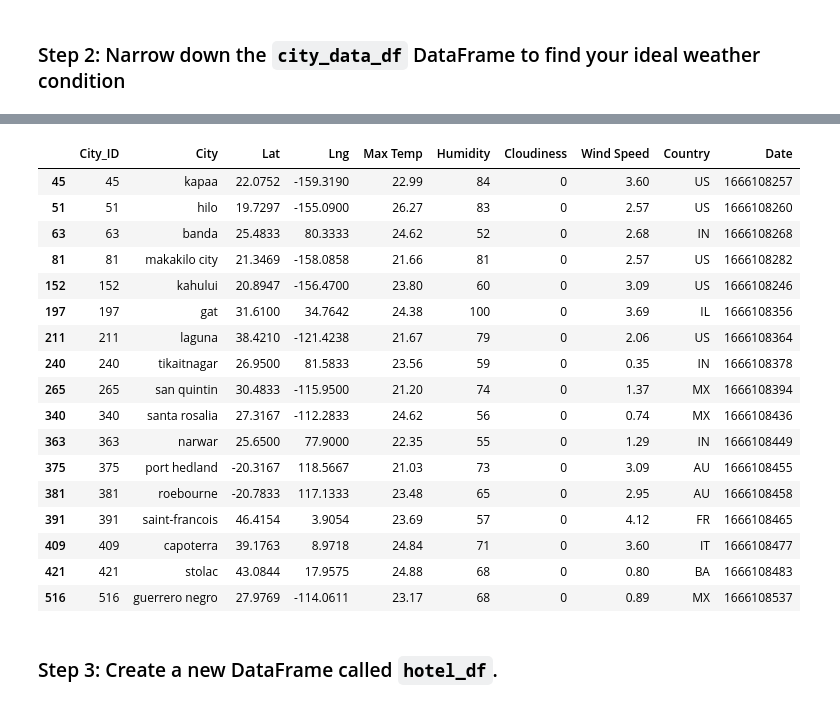
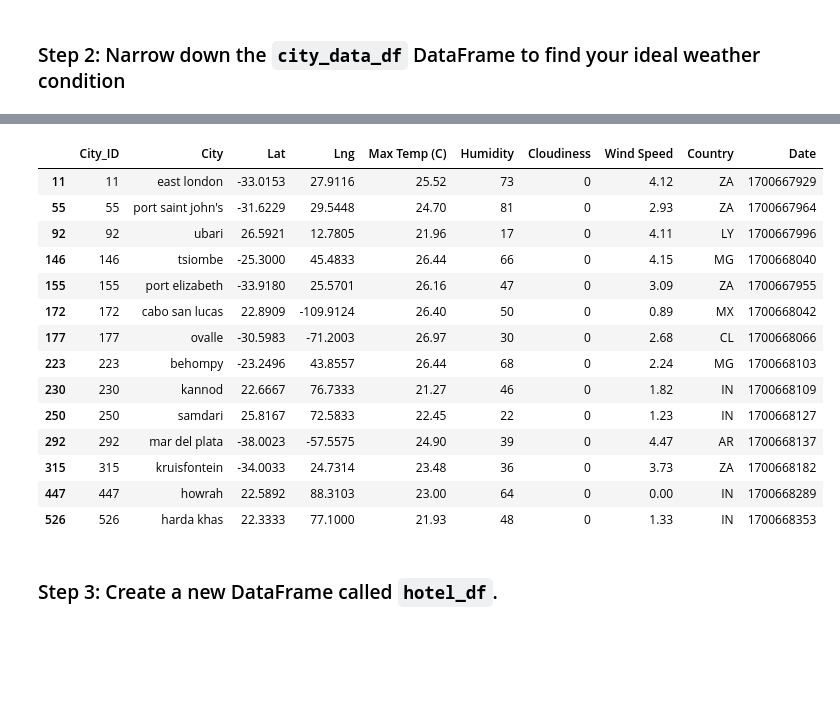
Before and after one commit to Tylerwilliams3644/python-api-challenge, a Jupyter notebook: WeatherPy/Starter_Code/starter_code/VacationPy.ipynb, the cells around one changed output, grey strips where cells are left out. Drawn from its saved outputs; the diff is of its cells as text; code cells hidden in the pictures; blank space fills up the shorter version.

```diff
--- a/WeatherPy/Starter_Code/starter_code/VacationPy.ipynb
+++ b/WeatherPy/Starter_Code/starter_code/VacationPy.ipynb
@@ -27,3 +27,14 @@ city_data_df.head()
 | 2 | 2 | ilulissat | 69.2167 | -51.1000 | 268.16 | 68 | 75 | 7.20 | GL | 1700667921 |
 | 3 | 3 | edinburgh of the seven seas | -37.0676 | -12.3116 | 287.02 | 79 | 54 | 9.23 | SH | 1700667921 |
 | 4 | 4 | dalbandin | 28.8947 | 64.4101 | 295.36 | 40 | 2 | 4.00 | PK | 1700667922 |
+# %%
+
+
+# Change the max temp to celsius
+city_data_df['Max Temp (C)'] = city_data_df['Max Temp'] - 273.15
+
+#Remake the data frame with new columns
+city_data_df = city_data_df[["City_ID", "City", "Lat", "Lng", "Max Temp (C)", "Humidity", "Cloudiness", "Wind Speed", "Country", "Date"]]
+
+
+city_data_df.head()
@@ -60,31 +91,28 @@ map_plot_1
 # %%
 # Narrow down cities that fit criteria and drop any results with null values
-# YOUR CODE HERE
+ideal_city_df = city_data_df.loc[(city_data_df["Max Temp (C)"] >= 21) & (city_data_df["Max Temp (C)"] <= 27) & (city_data_df["Wind Speed"] <= 4.5) & (city_data_df["Cloudiness"] == 0)]
 
 # Drop any rows with null values
-# YOUR CODE HERE
+ideal_city_df = ideal_city_df.dropna(how = "any")
 
 # Display sample data
-# YOUR CODE HERE
+ideal_city_df
 # %% [output]
-|  | City_ID | City | Lat | Lng | Max Temp | Humidity | Cloudiness | Wind Speed | Country | Date |
-| 45 | 45 | kapaa | 22.0752 | -159.3190 | 22.99 | 84 | 0 | 3.60 | US | 1666108257 |
-| 51 | 51 | hilo | 19.7297 | -155.0900 | 26.27 | 83 | 0 | 2.57 | US | 1666108260 |
-| 63 | 63 | banda | 25.4833 | 80.3333 | 24.62 | 52 | 0 | 2.68 | IN | 1666108268 |
-| 81 | 81 | makakilo city | 21.3469 | -158.0858 | 21.66 | 81 | 0 | 2.57 | US | 1666108282 |
-| 152 | 152 | kahului | 20.8947 | -156.4700 | 23.80 | 60 | 0 | 3.09 | US | 1666108246 |
-| 197 | 197 | gat | 31.6100 | 34.7642 | 24.38 | 100 | 0 | 3.69 | IL | 1666108356 |
-| 211 | 211 | laguna | 38.4210 | -121.4238 | 21.67 | 79 | 0 | 2.06 | US | 1666108364 |
-| 240 | 240 | tikaitnagar | 26.9500 | 81.5833 | 23.56 | 59 | 0 | 0.35 | IN | 1666108378 |
-| 265 | 265 | san quintin | 30.4833 | -115.9500 | 21.20 | 74 | 0 | 1.37 | MX | 1666108394 |
-| 340 | 340 | santa rosalia | 27.3167 | -112.2833 | 24.62 | 56 | 0 | 0.74 | MX | 1666108436 |
-| 363 | 363 | narwar | 25.6500 | 77.9000 | 22.35 | 55 | 0 | 1.29 | IN | 1666108449 |
-| 375 | 375 | port hedland | -20.3167 | 118.5667 | 21.03 | 73 | 0 | 3.09 | AU | 1666108455 |
-| 381 | 381 | roebourne | -20.7833 | 117.1333 | 23.48 | 65 | 0 | 2.95 | AU | 1666108458 |
-| 391 | 391 | saint-francois | 46.4154 | 3.9054 | 23.69 | 57 | 0 | 4.12 | FR | 1666108465 |
-| 409 | 409 | capoterra | 39.1763 | 8.9718 | 24.84 | 71 | 0 | 3.60 | IT | 1666108477 |
-| 421 | 421 | stolac | 43.0844 | 17.9575 | 24.88 | 68 | 0 | 0.80 | BA | 1666108483 |
-| 516 | 516 | guerrero negro | 27.9769 | -114.0611 | 23.17 | 68 | 0 | 0.89 | MX | 1666108537 |
+|  | City_ID | City | Lat | Lng | Max Temp (C) | Humidity | Cloudiness | Wind Speed | Country | Date |
+| 11 | 11 | east london | -33.0153 | 27.9116 | 25.52 | 73 | 0 | 4.12 | ZA | 1700667929 |
+| 55 | 55 | port saint john's | -31.6229 | 29.5448 | 24.70 | 81 | 0 | 2.93 | ZA | 1700667964 |
+| 92 | 92 | ubari | 26.5921 | 12.7805 | 21.96 | 17 | 0 | 4.11 | LY | 1700667996 |
+| 146 | 146 | tsiombe | -25.3000 | 45.4833 | 26.44 | 66 | 0 | 4.15 | MG | 1700668040 |
+| 155 | 155 | port elizabeth | -33.9180 | 25.5701 | 26.16 | 47 | 0 | 3.09 | ZA | 1700667955 |
+| 172 | 172 | cabo san lucas | 22.8909 | -109.9124 | 26.40 | 50 | 0 | 0.89 | MX | 1700668042 |
+| 177 | 177 | ovalle | -30.5983 | -71.2003 | 26.97 | 30 | 0 | 2.68 | CL | 1700668066 |
+| 223 | 223 | behompy | -23.2496 | 43.8557 | 26.44 | 68 | 0 | 2.24 | MG | 1700668103 |
+| 230 | 230 | kannod | 22.6667 | 76.7333 | 21.27 | 46 | 0 | 1.82 | IN | 1700668109 |
+| 250 | 250 | samdari | 25.8167 | 72.5833 | 22.45 | 22 | 0 | 1.23 | IN | 1700668127 |
+| 292 | 292 | mar del plata | -38.0023 | -57.5575 | 24.90 | 39 | 0 | 4.47 | AR | 1700668137 |
+| 315 | 315 | kruisfontein | -34.0033 | 24.7314 | 23.48 | 36 | 0 | 3.73 | ZA | 1700668182 |
+| 447 | 447 | howrah | 22.5892 | 88.3103 | 23.00 | 64 | 0 | 0.00 | IN | 1700668289 |
+| 526 | 526 | harda khas | 22.3333 | 77.1000 | 21.93 | 48 | 0 | 1.33 | IN | 1700668353 |
 # %% [markdown]
 ### Step 3: Create a new DataFrame called `hotel_df`.
 # %%
```
Also changed, not shown: parts of 6 cells of this notebook.
